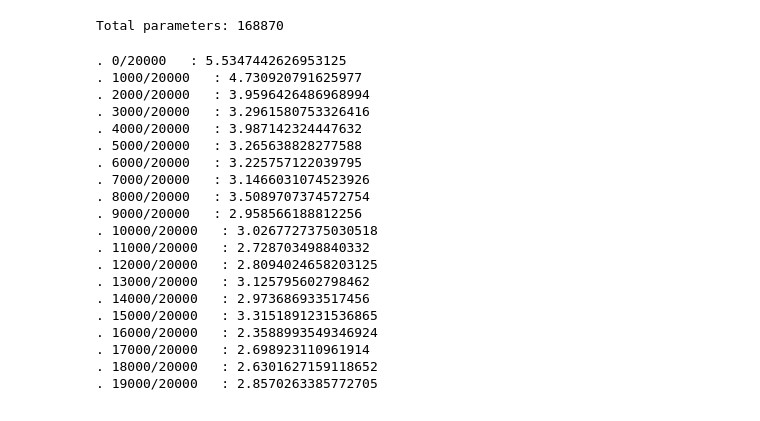
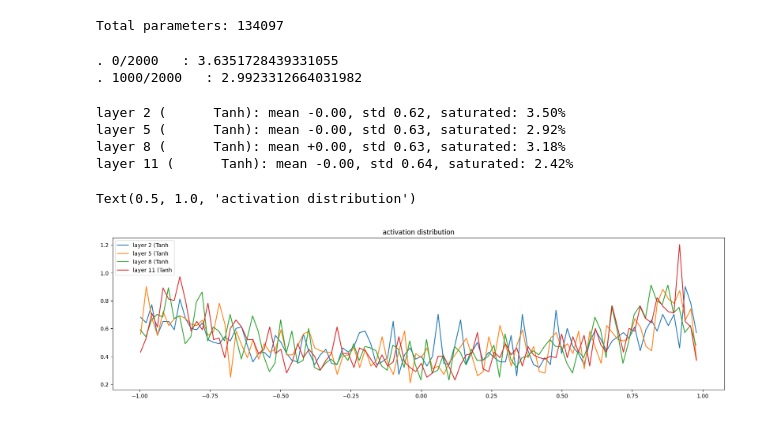
Before and after one commit to hardeybisey/Machine-Learning-and-Deep-Learning, a Jupyter notebook: notebook.ipynb, the cells around one changed output. Cells and saved outputs as stored; diff of their text form; code cells hidden in the pictures.

```diff
--- a/notebook.ipynb
+++ b/notebook.ipynb
@@ -52,17 +57,17 @@ torch.Size([22735, 3]) torch.Size([22735])
 # %%
 class Linear:
     def __init__(self, IN, OUT, bias=True):
-        self.w = torch.randn(IN, OUT) / IN ** 0.5
-        self.b = torch.zeros(OUT) if bias else None
+        self.weight = torch.randn(IN, OUT, generator=g) / IN ** 0.5
+        self.bias = torch.zeros(OUT) if bias else None
 
     def __call__(self, x):
-        self.out = x @ self.w
-        if self.b is not None:
-            self.out += self.b
+        self.out = x @ self.weight
+        if self.bias is not None:
+            self.out += self.bias
         return self.out
 
     def parameters(self):
-        return [self.w] + ([] if self.b is None else [self.b])
+        return [self.weight] + ([] if self.bias is None else [self.bias])
 
 class BatchNorm1d:
     def __init__(self, dim, eps=1e-5, momentum=0.1):
@@ -102,27 +107,32 @@ class Tanh:
 n_emb = 10
 n_hidden = 200
 vocab_size = len(stoi)
-g = torch.Generator().manual_seed(42)
-C = torch.randn(vocab_size, n_emb, generator=g)
+
+
+C = torch.randn(vocab_size, n_emb, generator=g, requires_grad=True)
 Layers = [Linear(n_emb * block_size, n_hidden), BatchNorm1d(n_hidden), Tanh(),
           Linear(n_hidden, n_hidden), BatchNorm1d(n_hidden), Tanh(),
           Linear(n_hidden, n_hidden), BatchNorm1d(n_hidden), Tanh(),
           Linear(n_hidden, n_hidden), BatchNorm1d(n_hidden),Tanh(),
-          Linear(n_hidden, n_hidden)]
+          Linear(n_hidden, vocab_size)]
 
+
+for layer in Layers[:-1]:
+    if isinstance(layer, Linear):
+        layer.weight *= 5/3
 parameters = [C] + [p for layer in Layers for p in layer.parameters()]
 print(f"Total parameters:", sum(p.numel() for p in parameters))
 for p in parameters:
     p.requires_grad = True
 # %% [output]
-Total parameters: 168870
+Total parameters: 134097
 # %%
-steps = 20000
+steps = 2000
 batch_size = 25
+ud = []
 lr = 0.001
 for i in range(steps):
-    #get minibatch
-    ix = torch.randint(0, Xtr.shape[0], (batch_size,), generator=g)
+    ix = torch.randint(0, Xtr.shape[0], (batch_size,), generator=g) #get minibatch
     Xb , Yb = Xtr[ix], Ytr[ix]
     # forward pass
     emb = C[Xb]
@@ -136,27 +146,30 @@ for i in range(steps):
     loss.backward()
     # update parameters
     for p in parameters:
-        p.data += - lr * p.grad
+        p.data -= p.grad * lr
     if i%1000==0:
         print(f". {i}/{steps}   : {loss.item()}")
+    with torch.no_grad():
+     ud.append([((lr*p.grad).std() / p.data.std()).log10().item() for p in parameters])
 # %% [output]
-. 0/20000   : 5.5347442626953125
-. 1000/20000   : 4.730920791625977
-. 2000/20000   : 3.9596426486968994
-. 3000/20000   : 3.2961580753326416
-. 4000/20000   : 3.987142324447632
-. 5000/20000   : 3.265638828277588
-. 6000/20000   : 3.225757122039795
-. 7000/20000   : 3.1466031074523926
-. 8000/20000   : 3.5089707374572754
-. 9000/20000   : 2.958566188812256
-. 10000/20000   : 3.0267727375030518
-. 11000/20000   : 2.728703498840332
-. 12000/20000   : 2.8094024658203125
-. 13000/20000   : 3.125795602798462
-. 14000/20000   : 2.973686933517456
-. 15000/20000   : 3.3151891231536865
-. 16000/20000   : 2.3588993549346924
-. 17000/20000   : 2.698923110961914
-. 18000/20000   : 2.6301627159118652
-. 19000/20000   : 2.8570263385772705
+. 0/2000   : 3.6351728439331055
+. 1000/2000   : 2.9923312664031982
+# %%
+plt.figure(figsize=(20,5))
+legends = []
+for i, layer in enumerate(Layers[:-1]): # note: exclude the output layer
+  if isinstance(layer, Tanh):
+    t = layer.out
+    print('layer %d (%10s): mean %+.2f, std %.2f, saturated: %.2f%%' % (i, layer.__class__.__name__, t.mean(), t.std(), (t.abs() > 0.97).float().mean()*100))
+    hy, hx = torch.histogram(t, density=True)
+    plt.plot(hx[:-1].detach(), hy.detach())
+    legends.append(f'layer {i} ({layer.__class__.__name__}')
+plt.legend(legends);
+plt.title('activation distribution')
+# %% [output]
+layer 2 (      Tanh): mean -0.00, std 0.62, saturated: 3.50%
+layer 5 (      Tanh): mean -0.00, std 0.63, saturated: 2.92%
+layer 8 (      Tanh): mean +0.00, std 0.63, saturated: 3.18%
+layer 11 (      Tanh): mean -0.00, std 0.64, saturated: 2.42%
+Text(0.5, 1.0, 'activation distribution')
+[figure, added]
```
Also changed, not shown: parts of 6 cells of this notebook, 1 other file.
